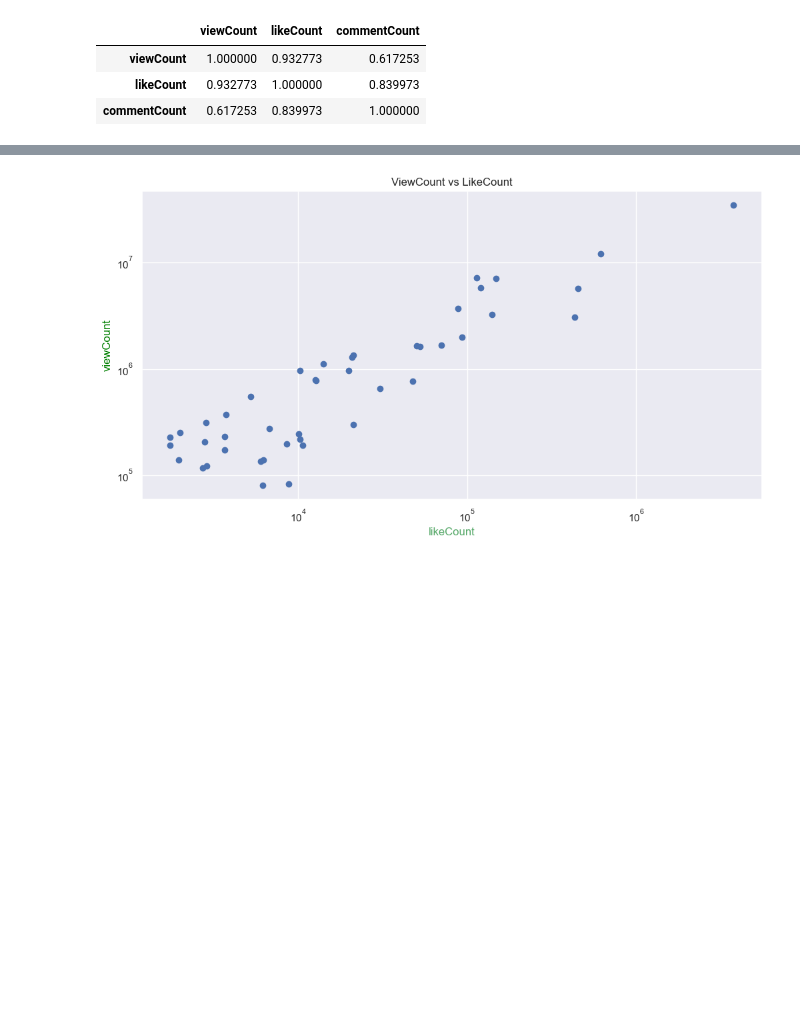
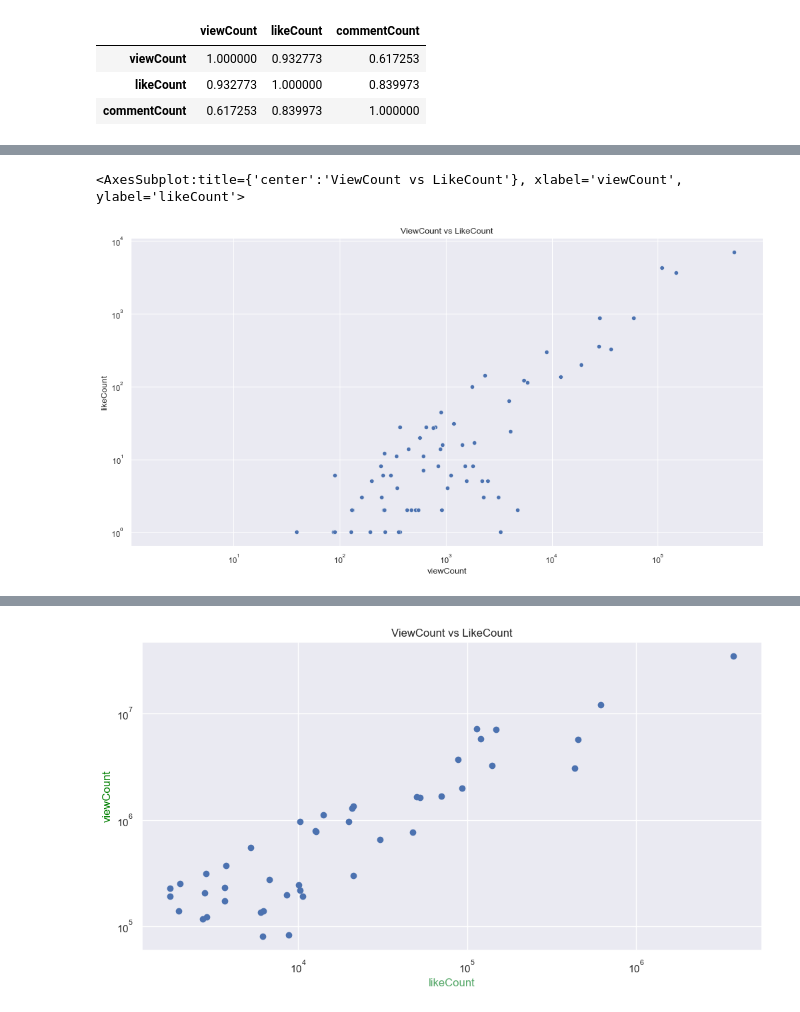
Before and after one commit to Kelvs95/DSM_CAPSTONE_PROJECT, a Jupyter notebook: Capstone_1.ipynb, the cells around one changed output, grey strips where cells are left out. Cells and saved outputs as stored; diff of their text form; code cells hidden in the pictures; blank space fills up the shorter version.

```diff
--- a/Capstone_1.ipynb
+++ b/Capstone_1.ipynb
@@ -261,0 +270,9 @@ US_data.corr()
+# %%
+plt.figure(figsize=(16,8))
+plt.xscale('log')
+plt.yscale('log')
+plt.title("ViewCount vs LikeCount")
+sns.scatterplot(x = 'viewCount', y = 'likeCount', data=US_data)
+# %% [output]
+<AxesSubplot:title={'center':'ViewCount vs LikeCount'}, xlabel='viewCount', ylabel='likeCount'>
+[figure, added]
```
Also changed, not shown: parts of 3 cells of this notebook.
